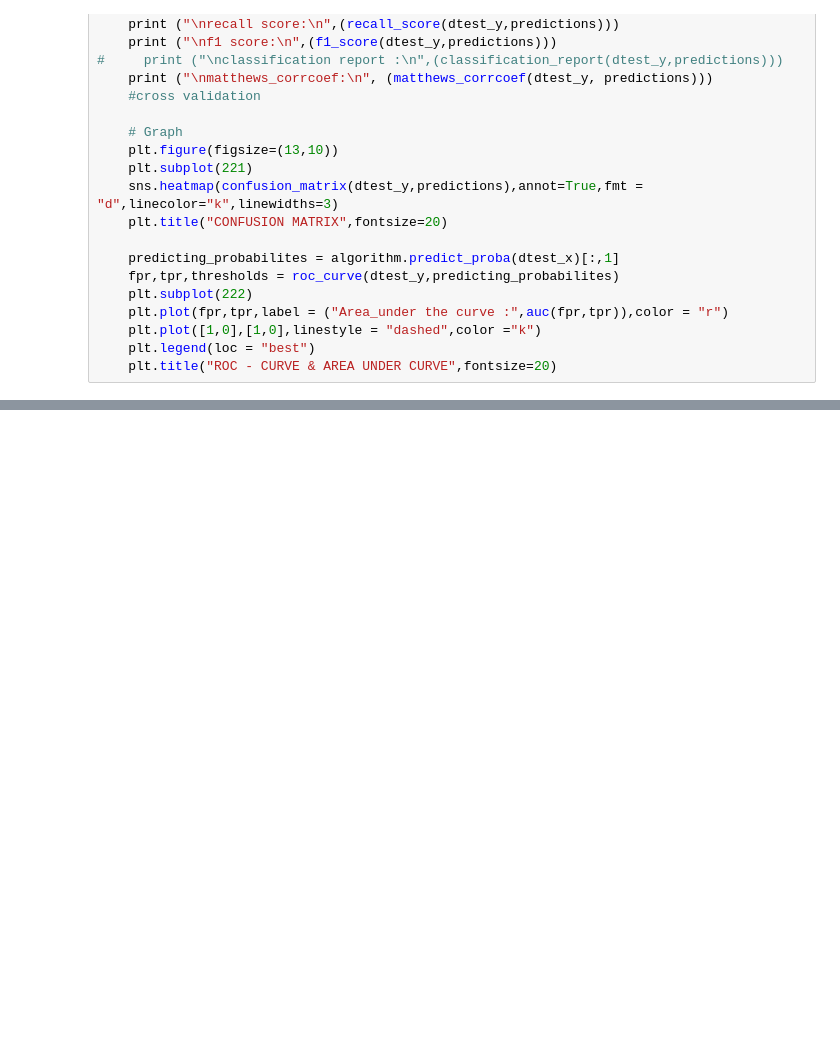
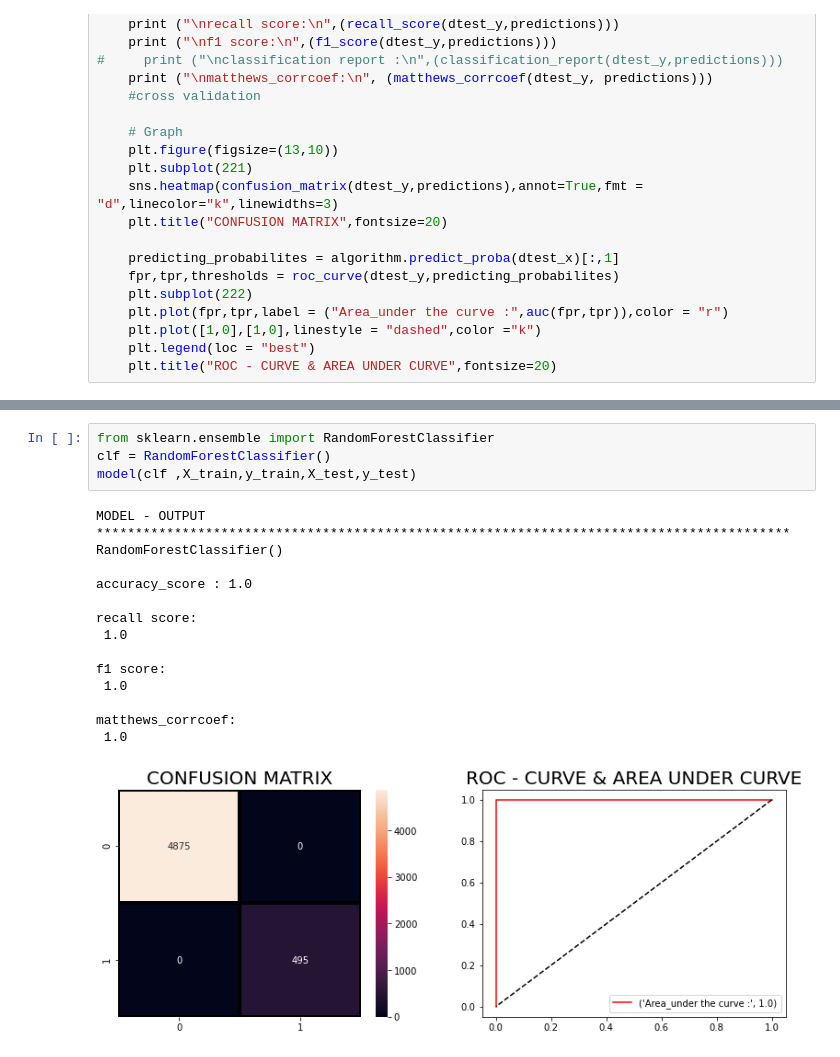
Before and after one commit to WangKehanK/VAE-for-Imbalanced-fault-detection, a Jupyter notebook: experiment/Autoencoder/experiment-ae-htru2.ipynb, the cells around one changed output, grey strips where cells are left out. Cells and saved outputs as stored; diff of their text form; blank space fills up the shorter version.

```diff
--- a/experiment/Autoencoder/experiment-ae-htru2.ipynb
+++ b/experiment/Autoencoder/experiment-ae-htru2.ipynb
@@ -323,0 +344,20 @@ matthews_corrcoef:
+# %%
+from sklearn.ensemble import RandomForestClassifier
+clf = RandomForestClassifier()
+model(clf ,X_train,y_train,X_test,y_test)
+# %% [output]
+MODEL - OUTPUT
+*****************************************************************************************
+RandomForestClassifier()
+
+accuracy_score : 1.0
+
+recall score:
+ 1.0
+
+f1 score:
+ 1.0
+
+matthews_corrcoef:
+ 1.0
+[figure, added]
```
Also changed, not shown: parts of 8 cells of this notebook, 6 other files.
